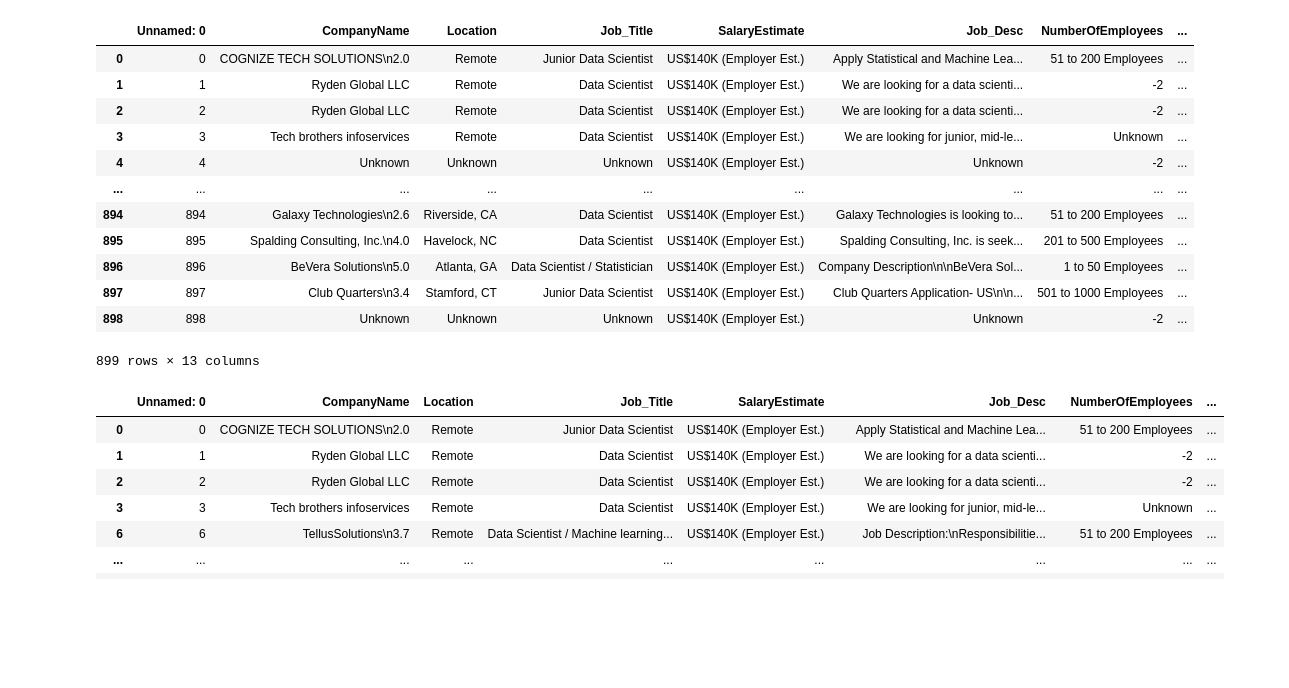
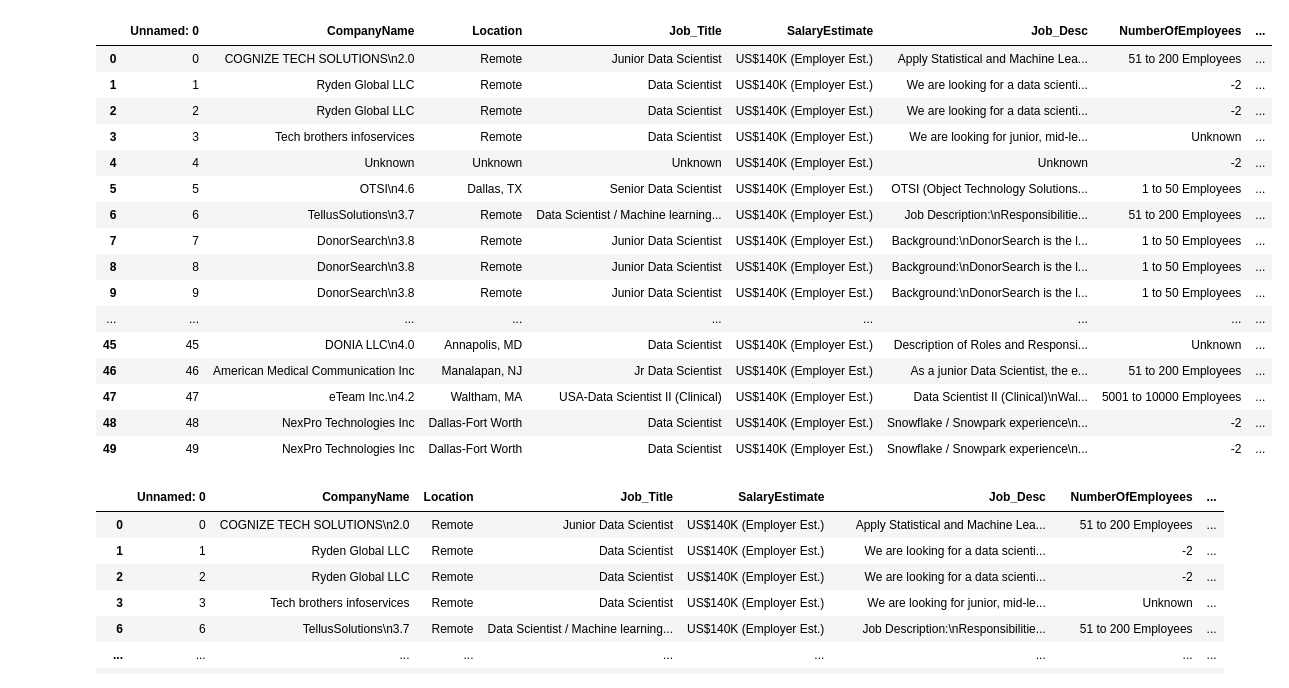
Before and after one commit to mosemb/DSalary, a Jupyter notebook: Dsalaries.ipynb, the cells around one changed output. Drawn from its saved outputs; the diff is of its cells as text; code cells hidden in the pictures; blank space fills up the shorter version.

```diff
--- a/Dsalaries.ipynb
+++ b/Dsalaries.ipynb
@@ -12,21 +12,25 @@ import pandas as pd
 # %%
 df1 = pd.read_csv("DataScienceDfAkshi.csv")
 # %%
-df1
+df1.head(50)
 # %% [output]
 |  | Unnamed: 0 | CompanyName | Location | Job_Title | SalaryEstimate | Job_Desc | NumberOfEmployees | ... |
 | 0 | 0 | COGNIZE TECH SOLUTIONS\n2.0 | Remote | Junior Data Scientist | US$140K (Employer Est.) | Apply Statistical and Machine Lea... | 51 to 200 Employees | ... |
 | 1 | 1 | Ryden Global LLC | Remote | Data Scientist | US$140K (Employer Est.) | We are looking for a data scienti... | -2 | ... |
 | 2 | 2 | Ryden Global LLC | Remote | Data Scientist | US$140K (Employer Est.) | We are looking for a data scienti... | -2 | ... |
 | 3 | 3 | Tech brothers infoservices | Remote | Data Scientist | US$140K (Employer Est.) | We are looking for junior, mid-le... | Unknown | ... |
 | 4 | 4 | Unknown | Unknown | Unknown | US$140K (Employer Est.) | Unknown | -2 | ... |
+| 5 | 5 | OTSI\n4.6 | Dallas, TX | Senior Data Scientist | US$140K (Employer Est.) | OTSI (Object Technology Solutions... | 1 to 50 Employees | ... |
+| 6 | 6 | TellusSolutions\n3.7 | Remote | Data Scientist / Machine learning... | US$140K (Employer Est.) | Job Description:\nResponsibilitie... | 51 to 200 Employees | ... |
+| 7 | 7 | DonorSearch\n3.8 | Remote | Junior Data Scientist | US$140K (Employer Est.) | Background:\nDonorSearch is the l... | 1 to 50 Employees | ... |
+| 8 | 8 | DonorSearch\n3.8 | Remote | Junior Data Scientist | US$140K (Employer Est.) | Background:\nDonorSearch is the l... | 1 to 50 Employees | ... |
+| 9 | 9 | DonorSearch\n3.8 | Remote | Junior Data Scientist | US$140K (Employer Est.) | Background:\nDonorSearch is the l... | 1 to 50 Employees | ... |
 | ... | ... | ... | ... | ... | ... | ... | ... | ... |
-| 894 | 894 | Galaxy Technologies\n2.6 | Riverside, CA | Data Scientist | US$140K (Employer Est.) | Galaxy Technologies is looking to... | 51 to 200 Employees | ... |
-| 895 | 895 | Spalding Consulting, Inc.\n4.0 | Havelock, NC | Data Scientist | US$140K (Employer Est.) | Spalding Consulting, Inc. is seek... | 201 to 500 Employees | ... |
-| 896 | 896 | BeVera Solutions\n5.0 | Atlanta, GA | Data Scientist / Statistician | US$140K (Employer Est.) | Company Description\n\nBeVera Sol... | 1 to 50 Employees | ... |
-| 897 | 897 | Club Quarters\n3.4 | Stamford, CT | Junior Data Scientist | US$140K (Employer Est.) | Club Quarters Application- US\n\n... | 501 to 1000 Employees | ... |
-| 898 | 898 | Unknown | Unknown | Unknown | US$140K (Employer Est.) | Unknown | -2 | ... |
+| 45 | 45 | DONIA LLC\n4.0 | Annapolis, MD | Data Scientist | US$140K (Employer Est.) | Description of Roles and Responsi... | Unknown | ... |
+| 46 | 46 | American Medical Communication Inc | Manalapan, NJ | Jr Data Scientist | US$140K (Employer Est.) | As a junior Data Scientist, the e... | 51 to 200 Employees | ... |
+| 47 | 47 | eTeam Inc.\n4.2 | Waltham, MA | USA-Data Scientist II (Clinical) | US$140K (Employer Est.) | Data Scientist II (Clinical)\nWal... | 5001 to 10000 Employees | ... |
+| 48 | 48 | NexPro Technologies Inc | Dallas-Fort Worth | Data Scientist | US$140K (Employer Est.) | Snowflake / Snowpark experience\n... | -2 | ... |
+| 49 | 49 | NexPro Technologies Inc | Dallas-Fort Worth | Data Scientist | US$140K (Employer Est.) | Snowflake / Snowpark experience\n... | -2 | ... |
-899 rows × 13 columns
 # %%
 df1Remote = df1[df1.Location=="Remote"]
 # %%
```
Also changed, not shown: parts of 6 cells of this notebook, 1 other file.
